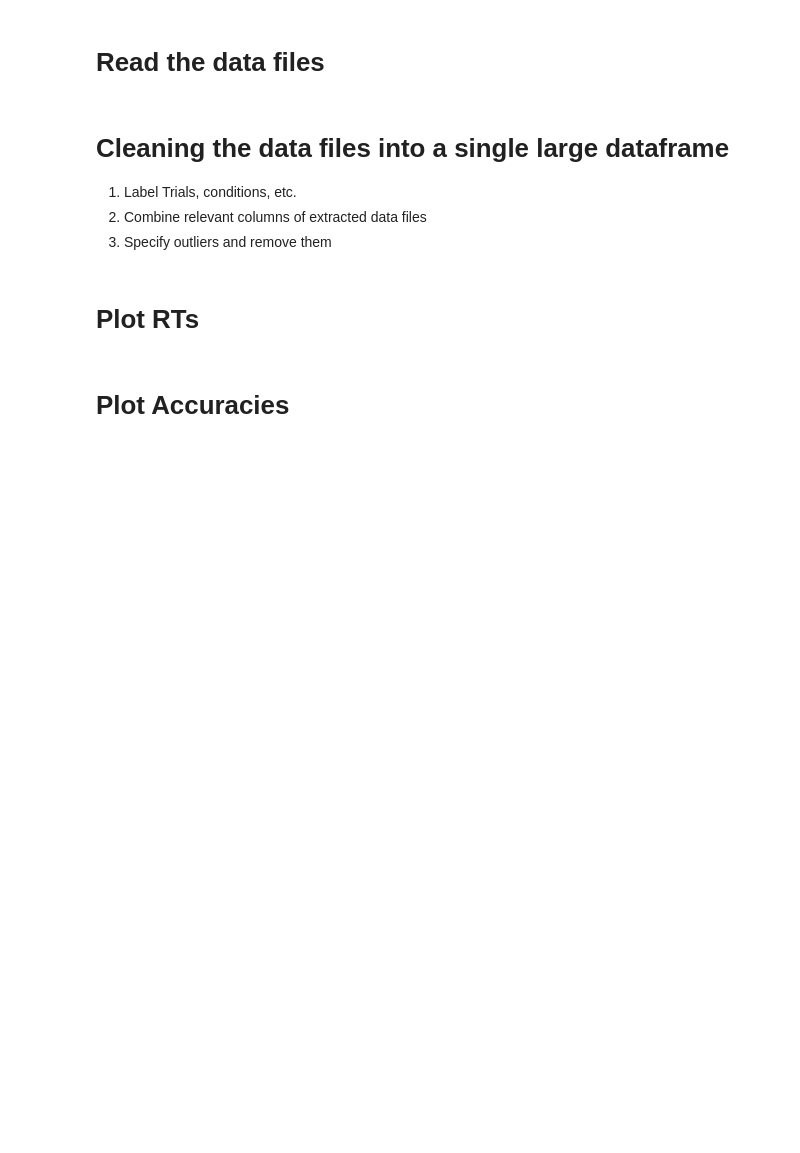
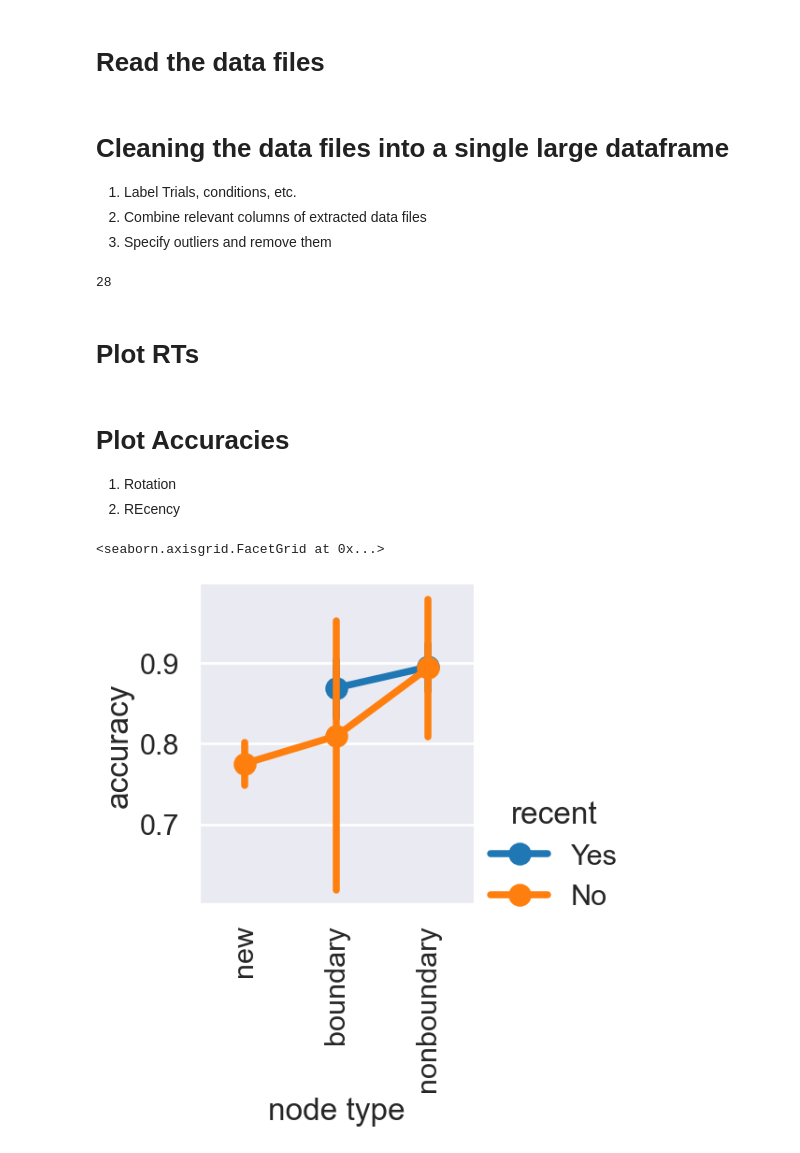
Before and after one commit to tejas-savalia/eb_mem, a Jupyter notebook: analysis_sandbox.ipynb, the cells around one changed output. Cells and saved outputs as stored; diff of their text form; code cells hidden in the pictures; blank space fills up the shorter version.

Commit message:
Recency check, exposure performance check

```diff
--- a/analysis_sandbox.ipynb
+++ b/analysis_sandbox.ipynb
@@ -72,7 +88,7 @@ def clean_data(filename):
 #reads in all the NAMES of the data files from the 'data' folder.
 data_files = []
 for f in os.listdir('data/'):
-    if (f.startswith('240') & f.endswith('csv')):
+    if (f.startswith('24') & f.endswith('csv')):
         data_files.append(f)
 # %% [markdown]
 # Cleaning the data files into a single large dataframe
@@ -81,20 +97,33 @@ for f in os.listdir('data/'):
 2. Combine relevant columns of extracted data files
 3. Specify outliers and remove them
 # %%
-df_clean = pd.concat([clean_data(f) for f in data_files]).reset_index(drop = True)
+df_clean_exposure = pd.concat([clean_data(f, which_data='non mem data') for f in data_files]).reset_index(drop = True)
+df_clean_memory = pd.concat([clean_data(f) for f in data_files]).reset_index(drop = True)
+
 # df_clean['reset'] = 'False'
 # df_clean.loc[df_clean['trial'].values%(df_clean['walk_length'].values+1) == 0, 'reset'] = 'True'
 
 
 
-df_clean_rt_outlier = df_clean[np.abs(stat.zscore(df_clean['rt'], nan_policy='omit')) < 3]
+# df_clean_rt_outlier = df_clean[np.abs(stat.zscore(df_clean['rt'], nan_policy='omit')) < 3]
 # df_clean_rt_outlier['node_transition_type'] = df_clean_rt_outlier['node_type'] + ' ' + df_clean_rt_outlier['transition_type']
 
-# df_clean_participant = df_clean_rt_outlier.groupby(['participant', 'blocks.thisRepN', 'condition', 'node type', 'transition_type']).median(numeric_only = True).reset_index()
+# df_clean_participant = df_clean_rt_outlier.groupby(['participant', 'graph identity', 'condition', 'test no']).mean(numeric_only = True).reset_index()
 
 # # df_clean_rt_outlier['walk_length'] = df_clean_rt_outlier.walk_length.astype('str')
 # # df_clean_rt_outlier['num_keypress'] = df_clean_rt_outlier['num_keypress'].astype(str)
 
 # df_clean_participant
+# %%
+recency_cutoff = 75
+df_clean_memory['recent'] = 'No'
+for participant in df_clean_memory.participant.unique():
+    for block in range(3):
+        recent_stim = df_clean_exposure.loc[((df_clean_exposure['block'] == block) & (df_clean_exposure['participant'] == participant)), 'stim chosen'].values[-recency_cutoff:]
+        df_clean_memory.loc[((df_clean_memory.participant == participant) & (df_clean_memory['test item'].isin(recent_stim)) & (df_clean_memory['block'] == block)), 'recent'] = 'Yes'
+# %%
+len(df_clean_memory.loc[((df_clean_memory['recent'] == 'No') & (df_clean_memory['condition'] == 'structured') & (df_clean_memory['node type'] != 'new') & (df_clean_memory['block'] == 2))])
+# %% [output]
+28
 # %% [markdown]
 # Plot RTs
@@ -101,2 +132,11 @@ df_clean_rt_outlier = df_clean[np.abs(stat.zscore(df_clean['rt'], nan_policy='om
 # %% [markdown]
 # Plot Accuracies
+1. Rotation
+2. REcency
+# %%
+g = sns.catplot(x = 'node type', y = 'accuracy',  hue = 'recent',
+           data = df_clean_memory, kind = 'point', margin_titles=True, order = ['new', 'boundary', 'nonboundary'])#, row = 'condition')
+g.set_xticklabels(['new', 'boundary', 'nonboundary'], rotation=90)
+# %% [output]
+<seaborn.axisgrid.FacetGrid at 0x...>
+[figure, added]
```
Also changed, not shown: parts of 12 cells of this notebook.
